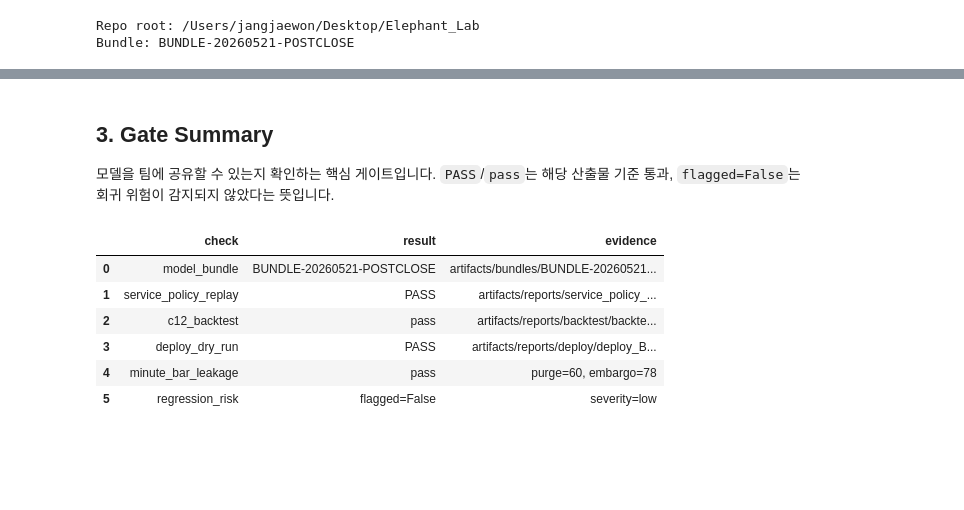
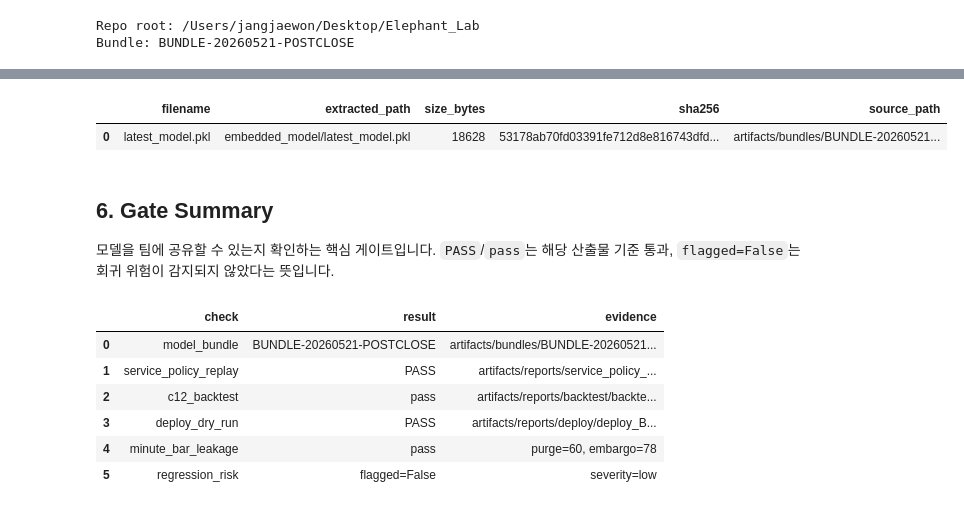
Before and after one commit to Jang1J/Flephant, a Jupyter notebook: new/docs/meetings/20260522_model_performance_validation.ipynb, the cells around one changed output, grey strips where cells are left out. Cells and saved outputs as stored; diff of their text form; code cells hidden in the pictures; blank space fills up the shorter version.

```diff
--- a/new/docs/meetings/20260522_model_performance_validation.ipynb
+++ b/new/docs/meetings/20260522_model_performance_validation.ipynb
@@ -104,5 +219,31 @@ display(report_df)
+# %%
+def extract_embedded_model(output_dir='embedded_model'):
+    """Write the embedded LightGBM model bytes to disk and verify SHA256."""
+    output_dir = Path(output_dir)
+    output_dir.mkdir(parents=True, exist_ok=True)
+    out_path = output_dir / EMBEDDED_MODEL['filename']
+    model_bytes = base64.b64decode(EMBEDDED_MODEL['base64'])
+    actual_sha256 = hashlib.sha256(model_bytes).hexdigest()
+    if actual_sha256 != EMBEDDED_MODEL['sha256']:
+        raise ValueError('Embedded model SHA256 mismatch')
+    out_path.write_bytes(model_bytes)
+    return out_path, actual_sha256
+
+
+extracted_model_path, extracted_model_sha256 = extract_embedded_model()
+model_file_df = pd.DataFrame([{
+    'filename': EMBEDDED_MODEL['filename'],
+    'extracted_path': str(extracted_model_path),
+    'size_bytes': EMBEDDED_MODEL['size_bytes'],
+    'sha256': extracted_model_sha256,
+    'source_path': EMBEDDED_MODEL['relative_path'],
+}])
+display(model_file_df)
+# %% [output]
+|  | filename | extracted_path | size_bytes | sha256 | source_path |
+| 0 | latest_model.pkl | embedded_model/latest_model.pkl | 18628 | 53178ab70fd03391fe712d8e816743dfd... | artifacts/bundles/BUNDLE-20260521... |
 # %% [markdown]
-## 3. Gate Summary
+## 6. Gate Summary
 
 모델을 팀에 공유할 수 있는지 확인하는 핵심 게이트입니다. `PASS`/`pass`는 해당 산출물 기준 통과, `flagged=False`는 회귀 위험이 감지되지 않았다는 뜻입니다.
 # %%
```
Also changed, not shown: parts of 20 cells of this notebook.
